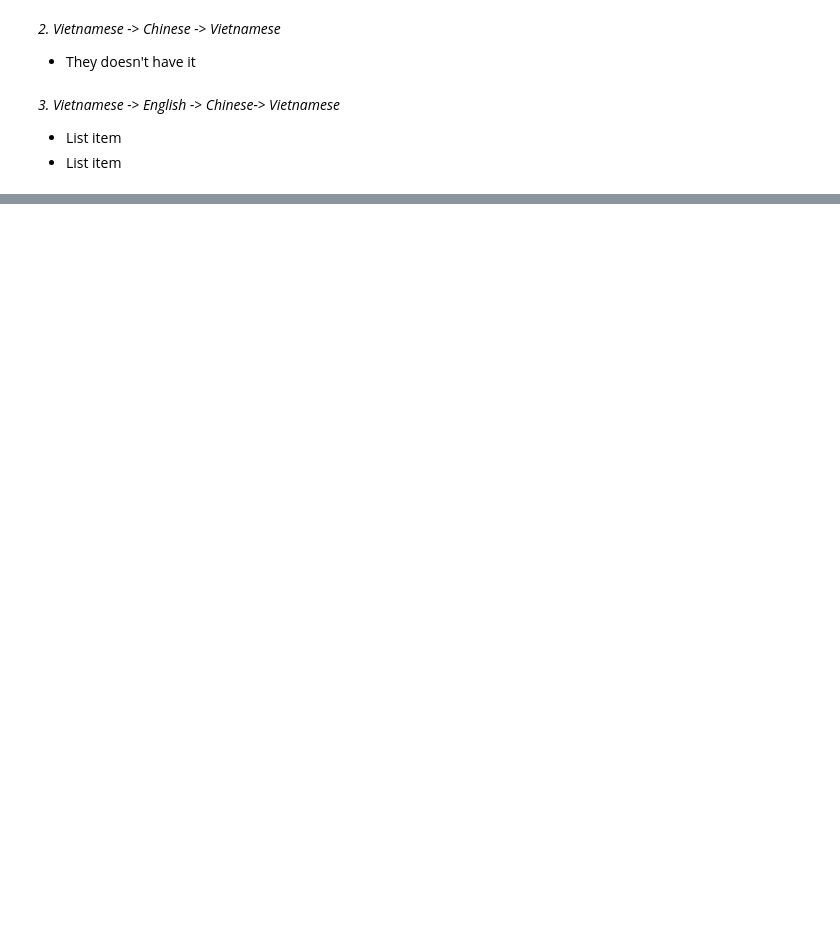
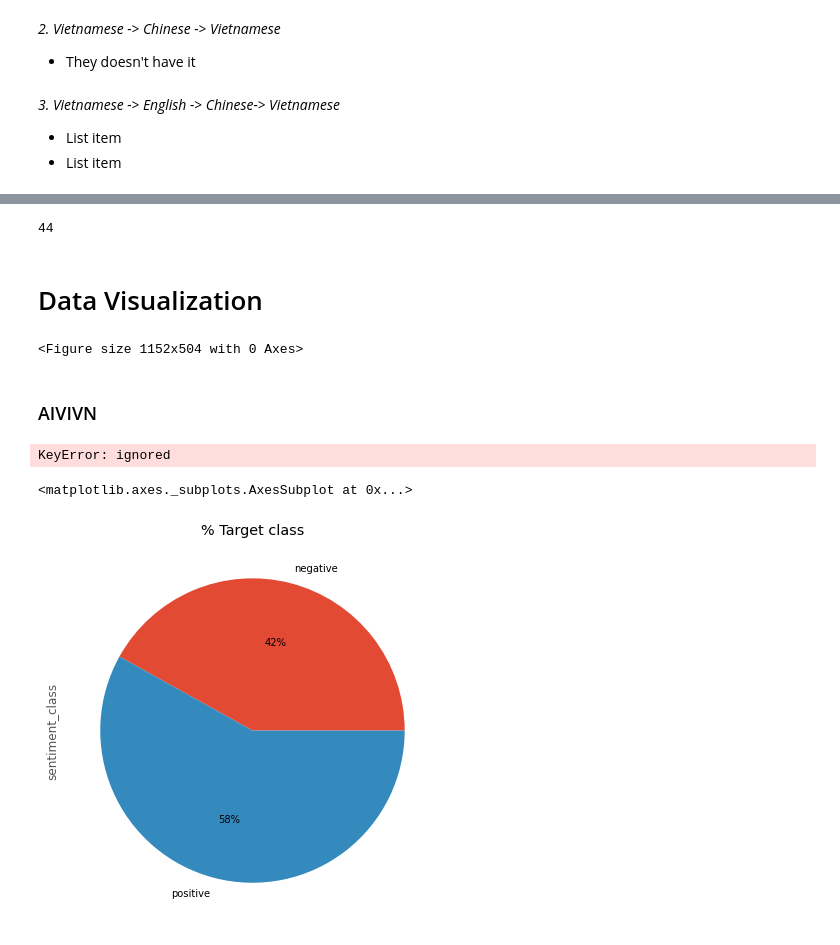
Before and after one commit to lacls/Aspect-Based-Sentiment-Analysis, a Jupyter notebook: Data_Augmentation.ipynb, the cells around one changed output, grey strips where cells are left out. Saved outputs shown, nothing was run; the diff lists cells and outputs as text; code cells hidden in the pictures; blank space fills up the shorter version.

Commit message:
Data Visualization + Bert Base

```diff
--- a/Data_Augmentation.ipynb
+++ b/Data_Augmentation.ipynb
@@ -805,0 +833,65 @@ vn_texts
+# %%
+max(stor_len)
+# %% [output]
+44
+# %% [markdown]
+# Data Visualization
+# %%
+import pandas as pd
+import numpy as np
+import matplotlib.pyplot as plt
+import seaborn as sns
+
+from nltk.corpus import stopwords
+from nltk.probability import FreqDist
+from nltk import ngrams
+import string,re
+
+from sklearn.feature_extraction.text import CountVectorizer, TfidfVectorizer
+from sklearn.model_selection import train_test_split
+from sklearn.linear_model import LogisticRegression
+from sklearn.metrics import accuracy_score
+
+import warnings,os
+
+plt.figure(figsize=(16,7))
+plt.style.use('ggplot')
+warnings.filterwarnings('ignore')
+# %% [output]
+<Figure size 1152x504 with 0 Axes>
+# %% [markdown]
+### AIVIVN
+# %%
+##aivivn
+
+import seaborn as sns
+sns.set_theme(style="whitegrid")
+
+%matplotlib inline
+train_txt=pd.read_csv("/content/drive/MyDrive/[1] Thesis/Data/aivivn_train.csv")
+test_txt=pd.read_csv("/content/drive/MyDrive/[1] Thesis/Data/aivivn_test.csv")
+
+train_txt['sentiment_class'] = train_txt['label'].map({0:'positive',1:'negative'})
+test_txt['sentiment_class'] = test_txt['label'].map({0:'positive',1:'negative'})
+
+num_label=2
+train_=pd.DataFrame({'count' : train_txt.groupby( [ "sentiment_class"] ).size(),'hue_':['train']*num_label}).reset_index()
+test_=pd.DataFrame({'count' : test_txt.groupby( [ "sentiment_class"] ).size(),'hue_':['test']*num_label}).reset_index()
+
+
+# Draw a nested barplot by species and sex
+g = sns.catplot(
+    data=train_.append(test_), kind="bar",
+    x="sentiment_class", y="count", hue="hue_",
+    ci="sd", palette="dark", alpha=.6, height=6
+)
+g.despine(left=True)
+g.set_axis_labels("", "Body mass (g)")
+g.legend.set_title("")
+# %% [output]
+KeyError: ignored
+# %%
+((train_txt.groupby('sentiment_class')['sentiment_class'].count()/train_txt.shape[0])*100).plot(kind='pie',figsize=(7,7),title='% Target class', autopct='%1.0f%%')
+# %% [output]
+<matplotlib.axes._subplots.AxesSubplot at 0x...>
+[figure, added]
```
Also changed, not shown: parts of 45 cells of this notebook.
